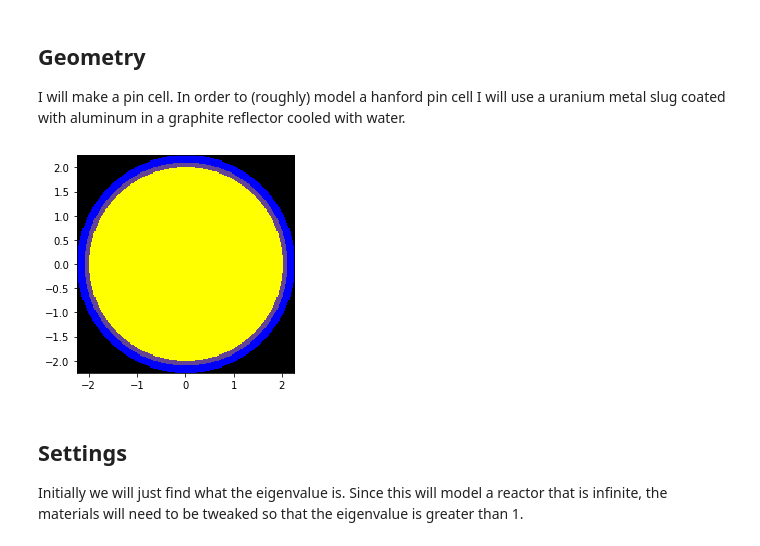
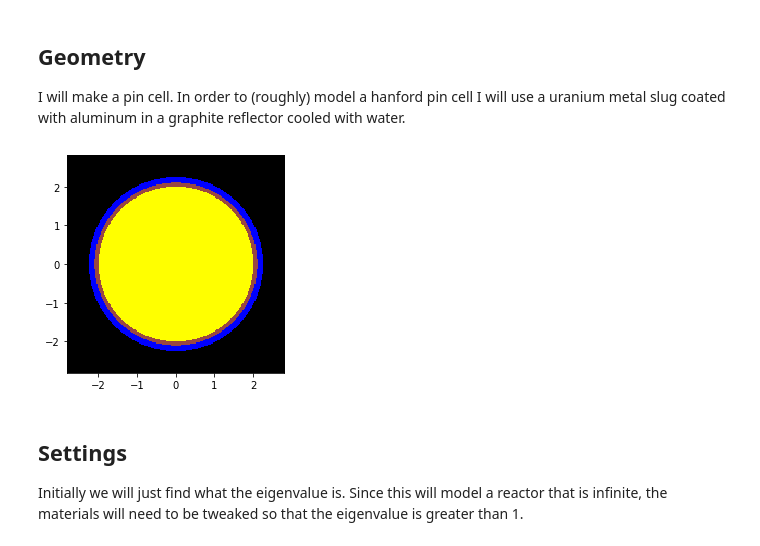
Before and after one commit to stu314159/er362_omc, a Jupyter notebook: lab8/pu_maker/pu_breeder.ipynb, the cells around one changed output. Saved outputs shown, nothing was run; the diff lists cells and outputs as text; code cells hidden in the pictures.

```diff
--- a/lab8/pu_maker/pu_breeder.ipynb
+++ b/lab8/pu_maker/pu_breeder.ipynb
@@ -116,14 +116,14 @@ geometry.export_to_xml();
 # %%
 color = {}
 color[fuel]='yellow';
 color[alum]='gray';
 color[water]='blue';
 color[graphite]='black';
 
 #root_univ.plot(width=(pitch,pitch),color_by='material',colors=color);
-root_univ.plot(width=(2*r_cool,2*r_cool),color_by='material',colors=color);
+root_univ.plot(width=(2.5*r_cool,2.5*r_cool),color_by='material',colors=color);
 # %% [output]
-[figure, old version]
+[figure, new version]
 # %% [markdown]
 ## Settings
 Initially we will just find what the eigenvalue is.  Since this will model a reactor that is infinite, the materials will need to be tweaked so that the eigenvalue is greater than 1.
```
Also changed, not shown: parts of 8 cells of this notebook, 37 other files.
